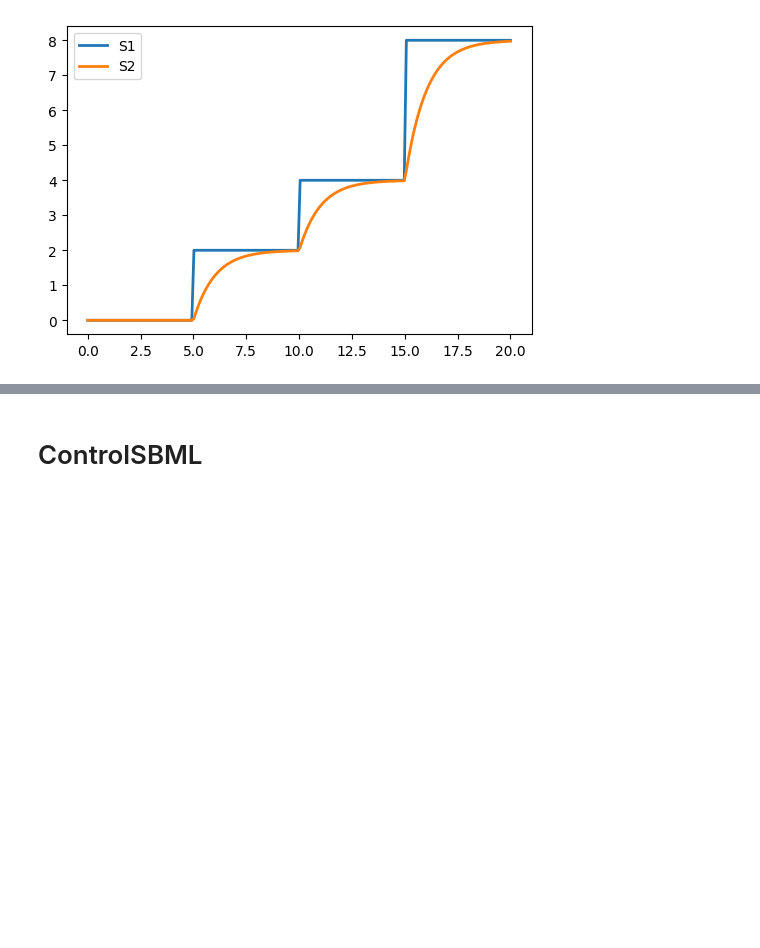
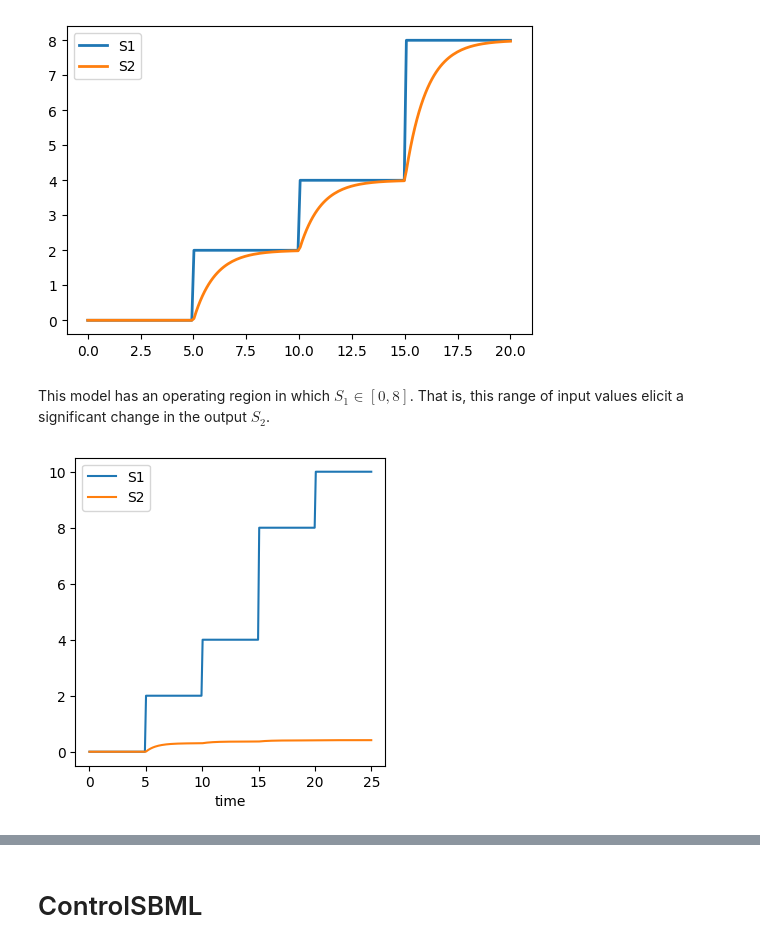
Before and after one commit to joseph-hellerstein/advanced-controls-lectures, a Jupyter notebook: lectures/lecture_05-controllability/Controllability.ipynb, the cells around one changed output, grey strips where cells are left out. Saved outputs shown, nothing was run; the diff lists cells and outputs as text; code cells hidden in the pictures; blank space fills up the shorter version.

```diff
--- a/lectures/lecture_05-controllability/Controllability.ipynb
+++ b/lectures/lecture_05-controllability/Controllability.ipynb
@@ -27,7 +29,7 @@ S2 = 0
 """
 # %%
 # Function that adjust model parameters
-def plotModel(model, title="", is_plot=True, input_species=None, times=np.linspace(0, 5, 50), selections=None, **kwargs):
+def plotModel(model, title="", is_plot=True, input_species=None, times=np.linspace(0, 5, 50), selections=None, figsize=(4,4), **kwargs):
     """
     Plots the simulation with the specified parameter values.
 
@@ -39,6 +41,7 @@ def plotModel(model, title="", is_plot=True, input_species=None, times=np.linspa
     input_species: str (species used as input if it is not a boundary/fixed species in the model)
     times: array-float (times for simulations)
     selections: list-str (species to plot)
+    figsize: int, int (dimensions of the figure)
     kwargs: dict
         key: parameter name
         value: parameter value
@@ -63,11 +66,19 @@ def plotModel(model, title="", is_plot=True, input_species=None, times=np.linspa
         rr[name] = value
     simulation_results = rr.simulate(times[0], times[-1], len(times), selections=new_selections)
     if is_plot:
-        rr.plot(simulation_results, title=title)
+        _, ax = plt.subplots(1, figsize=figsize)
+        columns = simulation_results.colnames
+        columns = columns[1:]
+        for column in columns:
+            if column == "time":
+                next
+            ax.plot(simulation_results[:, 0], simulation_results[column])
+        plt.legend(columns)
+        ax.set_xlabel("time")
     return simulation_results
 
 # TESTS
-results = plotModel(TEST_MODEL, input_species="S1", is_plot=False)
+results = plotModel(TEST_MODEL, input_species="S1", figsize=(4,4), is_plot=False)
 assert("NamedArray" in str(type(results)))
 print("OK")
 # %% [output]
@@ -175,2 +186,25 @@ _ = plotModel(MODEL3, times=np.linspace(0, 20, 200), input_species="S1", selecti
 # %% [output]
 [figure]
+# %% [markdown]
+This model has an operating region in which $S_1 \in [0, 8]$. That is, this range of input values elicit a significant change in the output $S_2$.
+# %%
+MODEL2A = """
+model *main();
+S1 -> S2; k1*S1/(1 + S1)
+S2 -> ; k2*S2
+$S1 = 0
+k1 = 0.5
+k2 = 1.1
+S2 = 0
+
+// Events to create a staircase function of the input
+at time > 0: S1 = 0
+at time > 5: S1 = 2
+at time > 10: S1 = 4
+at time > 15: S1 = 8
+at time > 20: S1 = 10
+end
+"""
+_ = plotModel(MODEL2A, times=np.linspace(0, 25, 250), input_species="S1", selections=["S1", "S2"], figsize=(4,4))
+# %% [output]
+[figure, added]
```
Also changed, not shown: parts of 9 cells of this notebook, 4 other files.
